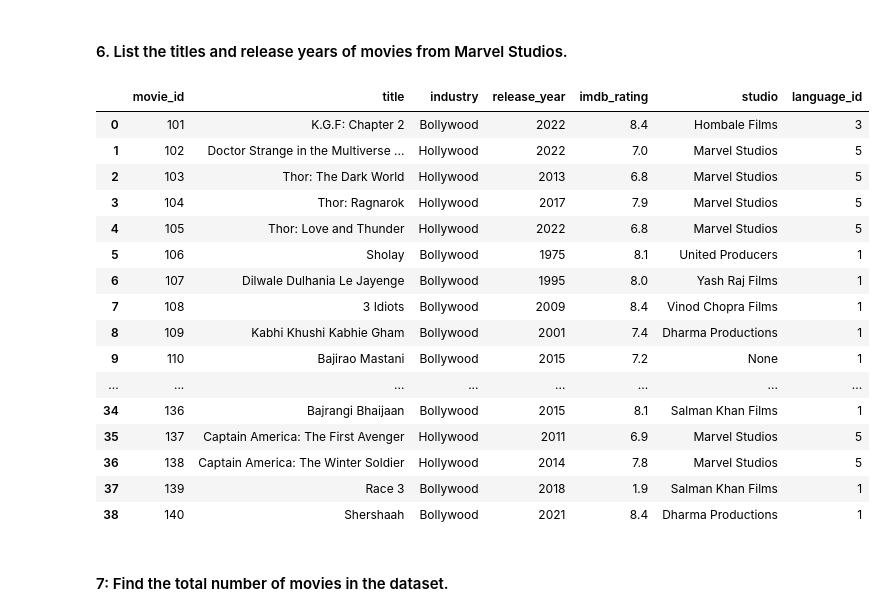
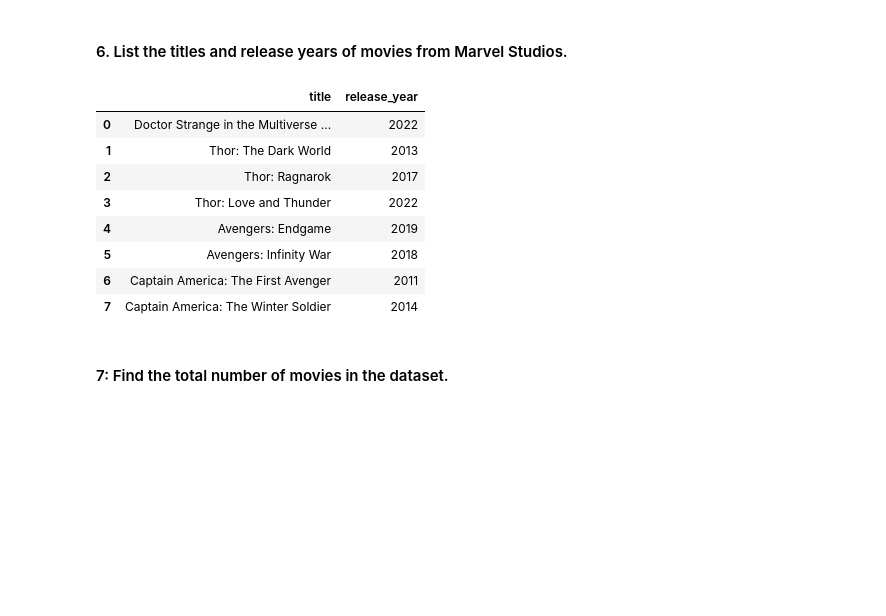
Before and after one commit to AnuAmbekar/Data-Science, a Jupyter notebook: Untitled.ipynb, the cells around one changed output. Saved outputs shown, nothing was run; the diff lists cells and outputs as text; code cells hidden in the pictures; blank space fills up the shorter version.

```diff
--- a/Untitled.ipynb
+++ b/Untitled.ipynb
@@ -117,25 +117,17 @@ sql(" select max(imdb_rating) from df where industry = 'Hollywood' ")
 # %% [markdown]
 #### 6. List the titles and release years of movies from Marvel Studios.
 # %%
-sql("select * from df")
+sql("select title, release_year from df where studio = 'Marvel Studios'")
 # %% [output]
-|  | movie_id | title | industry | release_year | imdb_rating | studio | language_id |
-| 0 | 101 | K.G.F: Chapter 2 | Bollywood | 2022 | 8.4 | Hombale Films | 3 |
-| 1 | 102 | Doctor Strange in the Multiverse ... | Hollywood | 2022 | 7.0 | Marvel Studios | 5 |
-| 2 | 103 | Thor: The Dark World | Hollywood | 2013 | 6.8 | Marvel Studios | 5 |
-| 3 | 104 | Thor: Ragnarok | Hollywood | 2017 | 7.9 | Marvel Studios | 5 |
-| 4 | 105 | Thor: Love and Thunder | Hollywood | 2022 | 6.8 | Marvel Studios | 5 |
-| 5 | 106 | Sholay | Bollywood | 1975 | 8.1 | United Producers | 1 |
-| 6 | 107 | Dilwale Dulhania Le Jayenge | Bollywood | 1995 | 8.0 | Yash Raj Films | 1 |
-| 7 | 108 | 3 Idiots | Bollywood | 2009 | 8.4 | Vinod Chopra Films | 1 |
-| 8 | 109 | Kabhi Khushi Kabhie Gham | Bollywood | 2001 | 7.4 | Dharma Productions | 1 |
-| 9 | 110 | Bajirao Mastani | Bollywood | 2015 | 7.2 | None | 1 |
-| ... | ... | ... | ... | ... | ... | ... | ... |
-| 34 | 136 | Bajrangi Bhaijaan | Bollywood | 2015 | 8.1 | Salman Khan Films | 1 |
-| 35 | 137 | Captain America: The First Avenger | Hollywood | 2011 | 6.9 | Marvel Studios | 5 |
-| 36 | 138 | Captain America: The Winter Soldier | Hollywood | 2014 | 7.8 | Marvel Studios | 5 |
-| 37 | 139 | Race 3 | Bollywood | 2018 | 1.9 | Salman Khan Films | 1 |
-| 38 | 140 | Shershaah | Bollywood | 2021 | 8.4 | Dharma Productions | 1 |
+|  | title | release_year |
+| 0 | Doctor Strange in the Multiverse ... | 2022 |
+| 1 | Thor: The Dark World | 2013 |
+| 2 | Thor: Ragnarok | 2017 |
+| 3 | Thor: Love and Thunder | 2022 |
+| 4 | Avengers: Endgame | 2019 |
+| 5 | Avengers: Infinity War | 2018 |
+| 6 | Captain America: The First Avenger | 2011 |
+| 7 | Captain America: The Winter Soldier | 2014 |
 # %% [markdown]
 #### 7: Find the total number of movies in the dataset.
 # %%
```
